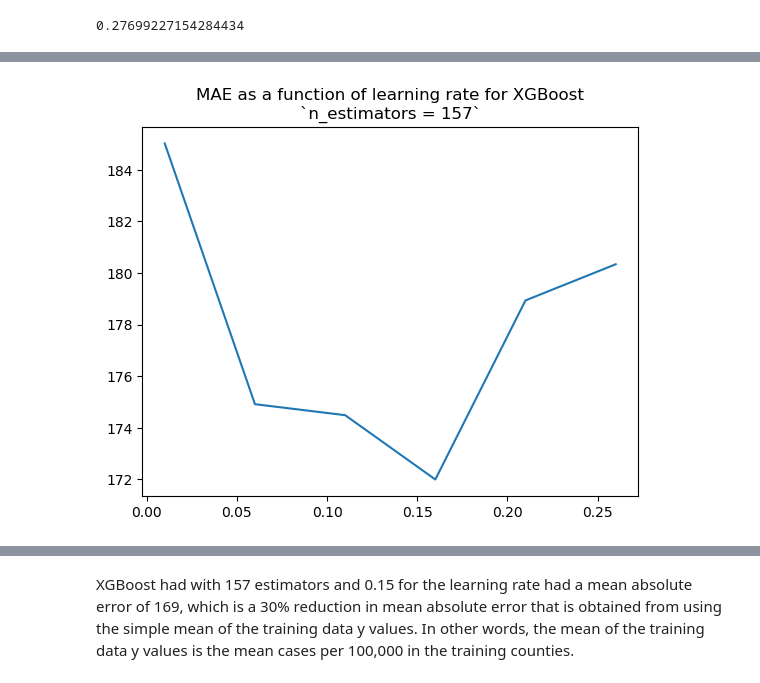
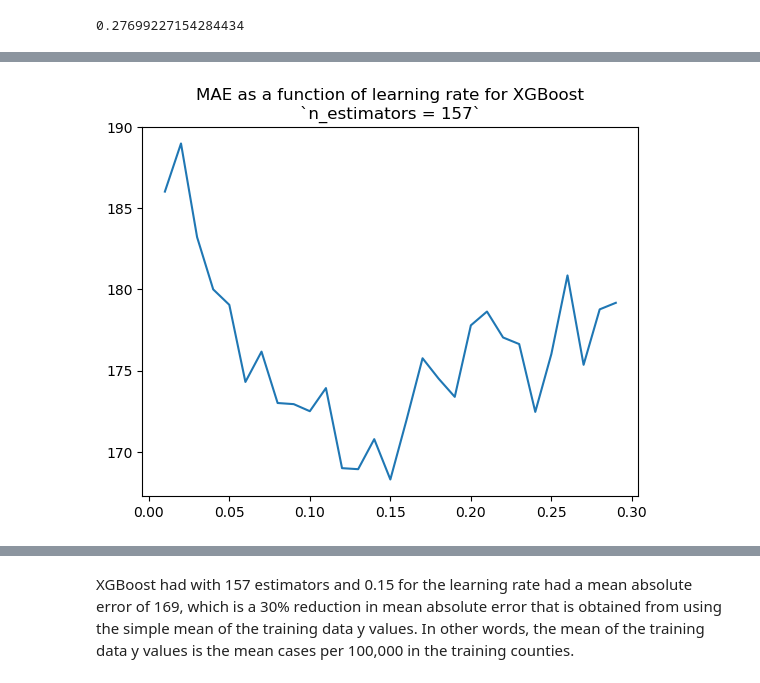
Before and after one commit to jessebmurray/COVID-19, a Jupyter notebook: county_modeling.ipynb, the cells around one changed output, grey strips where cells are left out. Cells and saved outputs as stored; diff of their text form; code cells hidden in the pictures.

```diff
--- a/county_modeling.ipynb
+++ b/county_modeling.ipynb
@@ -419,8 +420,8 @@ Mean Absolute Error: 172.94339554977645
 0.27699227154284434
 # %%
 boost_maes = list()
-for lr in np.arange(0.01, 0.3, 0.05):
-    boost_model = XGBRegressor(n_estimators=157, learning_rate=lr)
+for lr in np.arange(0.01, 0.3, 0.01):
+    boost_model = XGBRegressor(n_estimators=170, learning_rate=lr)
 
     boost_model.fit(X_train, y_train)
     predictions = boost_model.predict(X_valid)
@@ -438,7 +446,8 @@ for lr in np.arange(0.01, 0.3, 0.05):
 # %%
-plt.plot(np.arange(0.01, 0.3, 0.05), boost_maes)
+plt.plot(np.arange(0.01, 0.3, 0.01), boost_maes)
 plt.title('MAE as a function of learning rate for XGBoost\n`n_estimators = 157`')
+plt.savefig('plots/optimal_lr.png', dpi=300)
 plt.show()
 # %% [output]
-[figure, old version]
+[figure, new version]
 # %%
```
Also changed, not shown: parts of 16 cells of this notebook, 3 other files.
